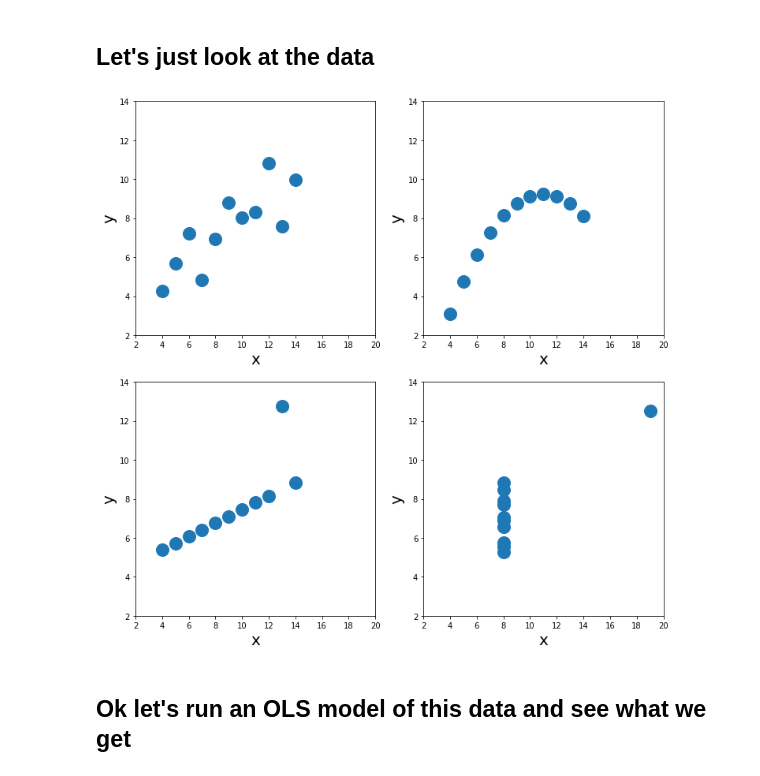
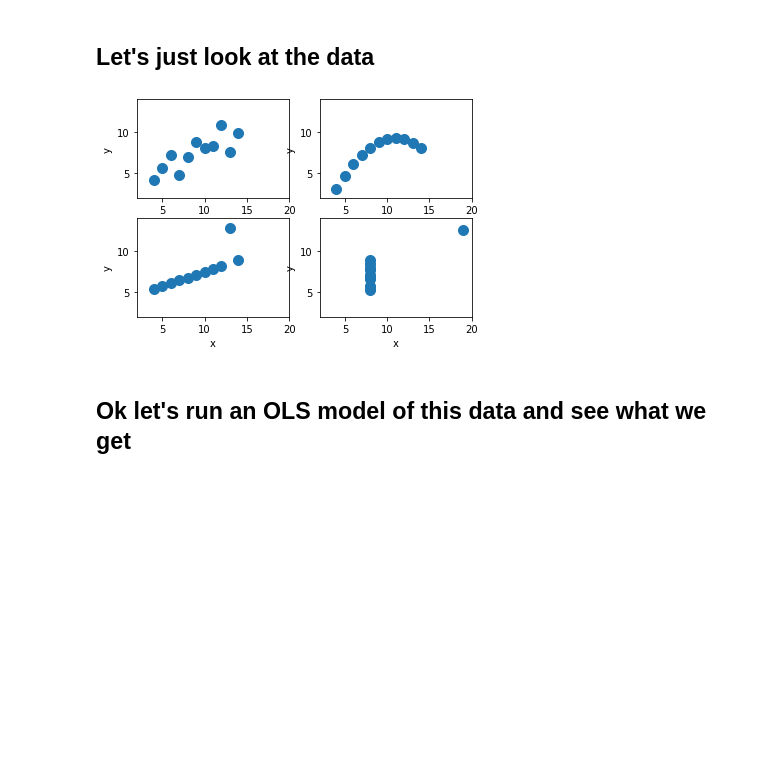
Before and after one commit to dannycab/cmse202-F20-slides, a Jupyter notebook: notebooks/Day-05 - Regression.ipynb, the cells around one changed output. Drawn from its saved outputs; the diff is of its cells as text; code cells hidden in the pictures; blank space fills up the shorter version.

```diff
--- a/notebooks/Day-05 - Regression.ipynb
+++ b/notebooks/Day-05 - Regression.ipynb
@@ -72,26 +72,21 @@ df
 # %%
 def plot_anscombe(x, y):
 
-    plt.plot(x, y, 'o', markersize = 16)
-    plt.ylabel('y', fontsize = 20)
-    plt.xlabel('x', fontsize = 20)
+    plt.plot(x, y, 'o', markersize = 10)
+    plt.ylabel('y')
+    plt.xlabel('x')
     plt.axis([2,20,2,14])
-
-fig = plt.figure(figsize = (12,12))
 
 plt.subplot(221)
 plot_anscombe(df['x'], df['y'])
-
 plt.subplot(222)
 plot_anscombe(df['x.1'], df['y.1'])
-
 plt.subplot(223)
 plot_anscombe(df['x.2'], df['y.2'])
-
 plt.subplot(224)
 plot_anscombe(df['x.3'], df['y.3'])
 # %% [output]
-[figure, old version]
+[figure, new version]
 # %% [markdown]
 ## Ok let's run an OLS model of this data and see what we get
 # %%
```
Also changed, not shown: parts of 9 cells of this notebook, 9 other files.
